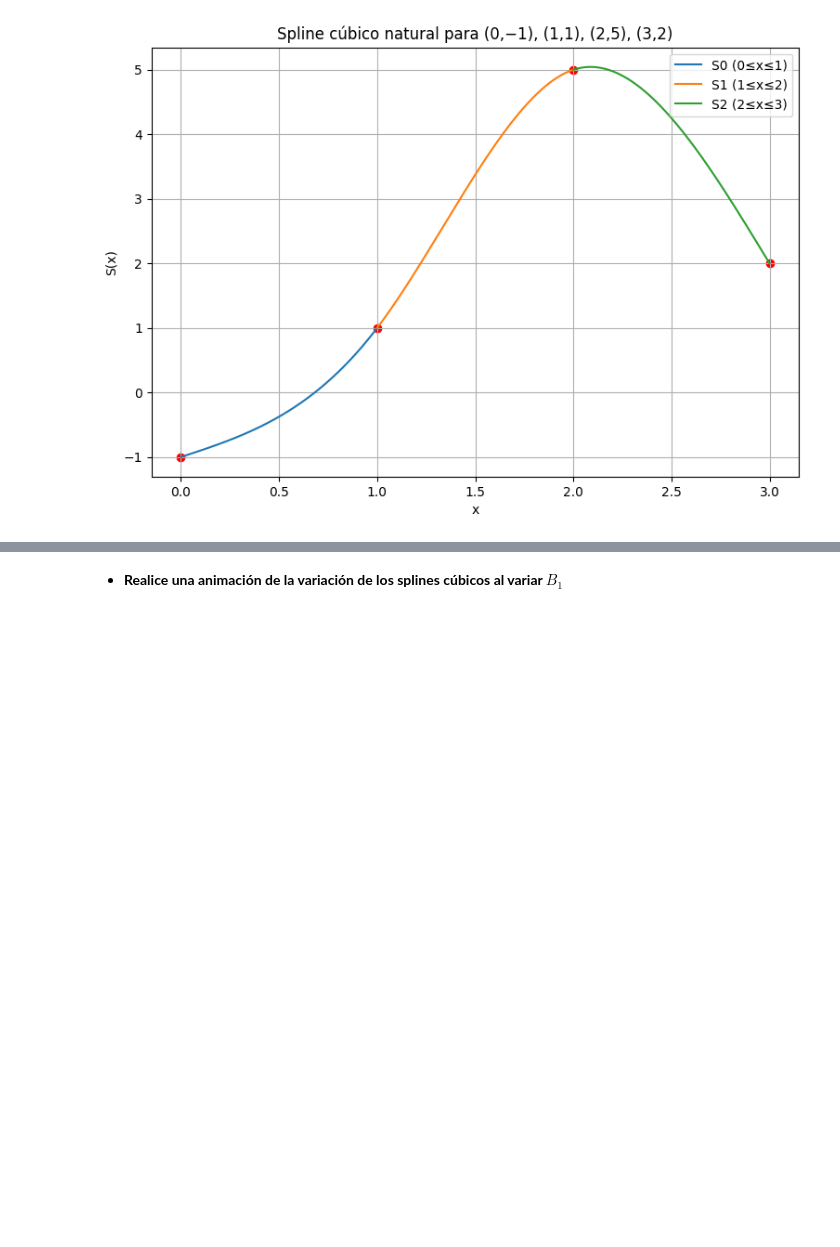
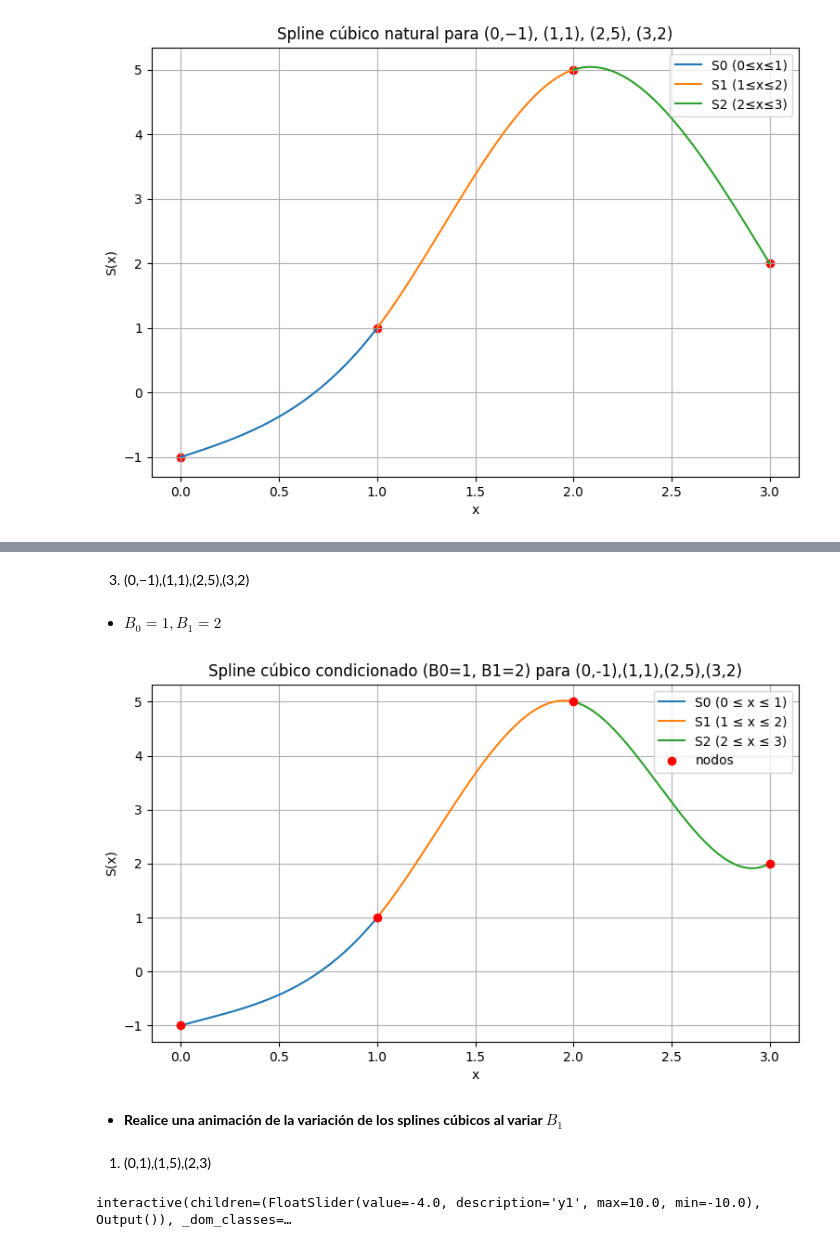
Before and after one commit to dxcam/TalleresMetodosNumericos, a Jupyter notebook: Taller04/taller04_splines_cúbicos.ipynb, the cells around one changed output, grey strips where cells are left out. Drawn from its saved outputs; the diff is of its cells as text; code cells hidden in the pictures; blank space fills up the shorter version.

```diff
--- a/Taller04/taller04_splines_cúbicos.ipynb
+++ b/Taller04/taller04_splines_cúbicos.ipynb
@@ -781,2 +771,71 @@ def cubic_spline_clamped(xs, ys, B0, B1):
+# %% [markdown]
+3. (0,−1),(1,1),(2,5),(3,2)
+# %% [markdown]
+* $B_0 = 1, B_1 = 2 $
+# %%
+import numpy as np
+import matplotlib.pyplot as plt
+
+def S0(x):
+    return (22/15)*x**3 - (7/15)*x**2 + 1.0*x - 1.0
+
+def S1(x):
+    return (-22/5)*x**3 + (257/15)*x**2 - (83/5)*x + (73/15)
+
+def S2(x):
+    return (107/15)*x**3 - (781/15)*x**2 + (1827/15)*x - (1311/15)
+
+# dominio por tramos
+xx0 = np.linspace(0,1,300)
+xx1 = np.linspace(1,2,300)
+xx2 = np.linspace(2,3,300)
+
+plt.figure(figsize=(9,5))
+plt.plot(xx0, S0(xx0), label='S0 (0 ≤ x ≤ 1)')
+plt.plot(xx1, S1(xx1), label='S1 (1 ≤ x ≤ 2)')
+plt.plot(xx2, S2(xx2), label='S2 (2 ≤ x ≤ 3)')
+plt.scatter([0,1,2,3], [-1,1,5,2], color='red', zorder=5, label='nodos')
+plt.xlabel('x'); plt.ylabel('S(x)')
+plt.title('Spline cúbico condicionado (B0=1, B1=2) para (0,-1),(1,1),(2,5),(3,2)')
+plt.grid(True); plt.legend()
+plt.show()
+# %% [output]
+[figure, added]
 # %% [markdown]
 - **Realice una animación de la variación de los splines cúbicos al variar $B_1$**
+# %% [markdown]
+1. (0,1),(1,5),(2,3)
+# %%
+import numpy as np
+import matplotlib.pyplot as plt
+from ipywidgets import interact, FloatSlider
+
+# Puntos base
+x = np.array([0,1,2])
+y = np.array([-5,-4,3])  # datos iniciales
+
+def spline3(xp, yp, t):
+    """polinomio de Lagrange para 3 puntos."""
+    L0 = (t - xp[1])*(t - xp[2]) / ((xp[0]-xp[1])*(xp[0]-xp[2]))
+    L1 = (t - xp[0])*(t - xp[2]) / ((xp[1]-xp[0])*(xp[1]-xp[2]))
+    L2 = (t - xp[0])*(t - xp[1]) / ((xp[2]-xp[0])*(xp[2]-xp[1]))
+    return yp[0]*L0 + yp[1]*L1 + yp[2]*L2
+
+def update(y1):
+    y = np.array([-5, y1, 3])  # actualizar solo el segundo punto
+
+    xx = np.linspace(0,2,400)
+    yy = spline3(x, y, xx)
+
+    plt.figure(figsize=(7,5))
+    plt.plot(xx, yy, label="Spline")
+    plt.scatter(x, y, color="red", s=80)
+    plt.grid()
+    plt.ylim(-10,10)
+    plt.title("Spline interactivo con slider")
+    plt.show()
+
+interact(update,
+         y1=FloatSlider(value=-4, min=-10, max=10, step=0.1));
+# %% [output]
+interactive(children=(FloatSlider(value=-4.0, description='y1', max=10.0, min=-10.0), Output()), _dom_classes=…
```
Also changed, not shown: parts of 11 cells of this notebook, 1 other file.
